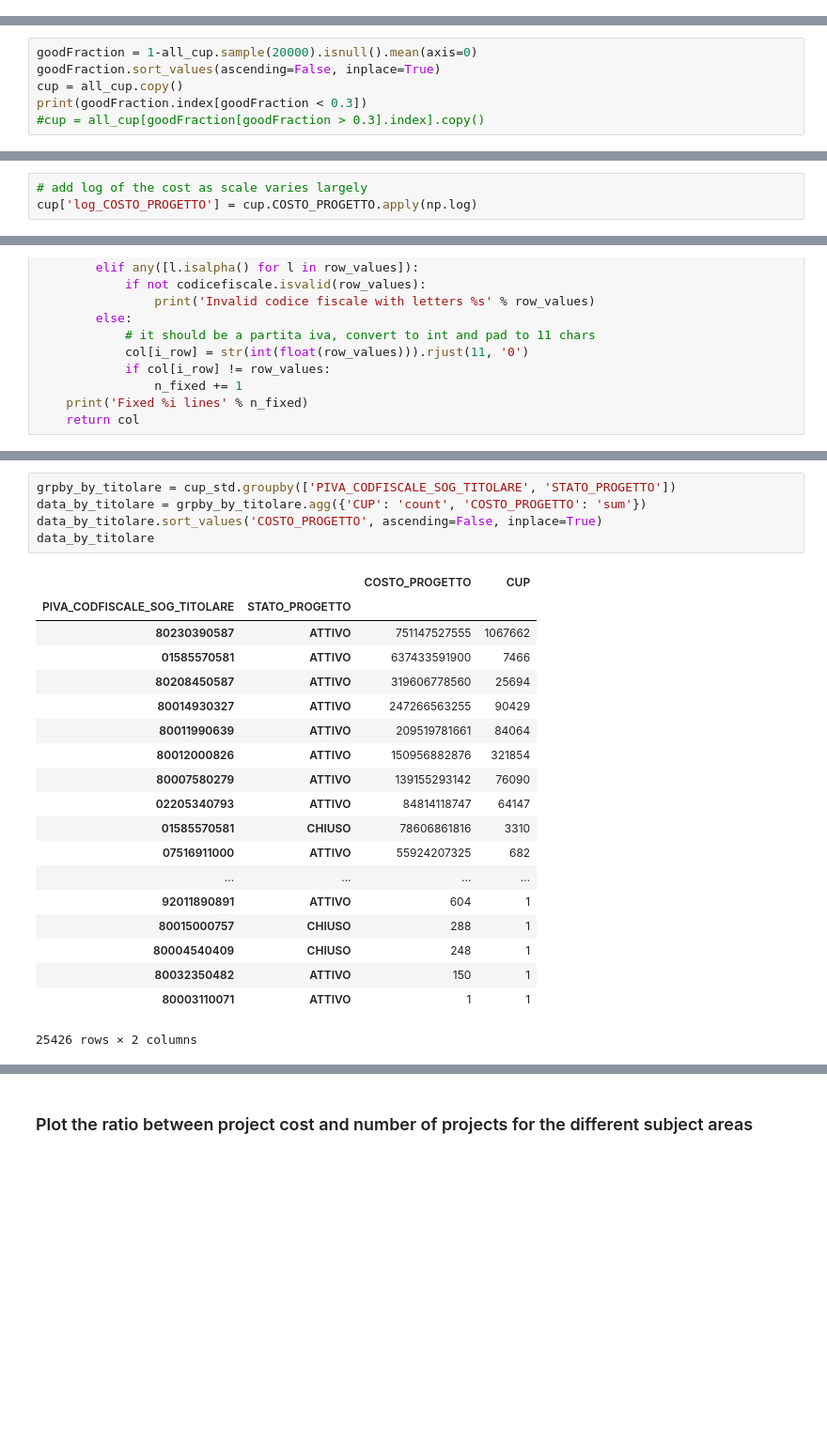
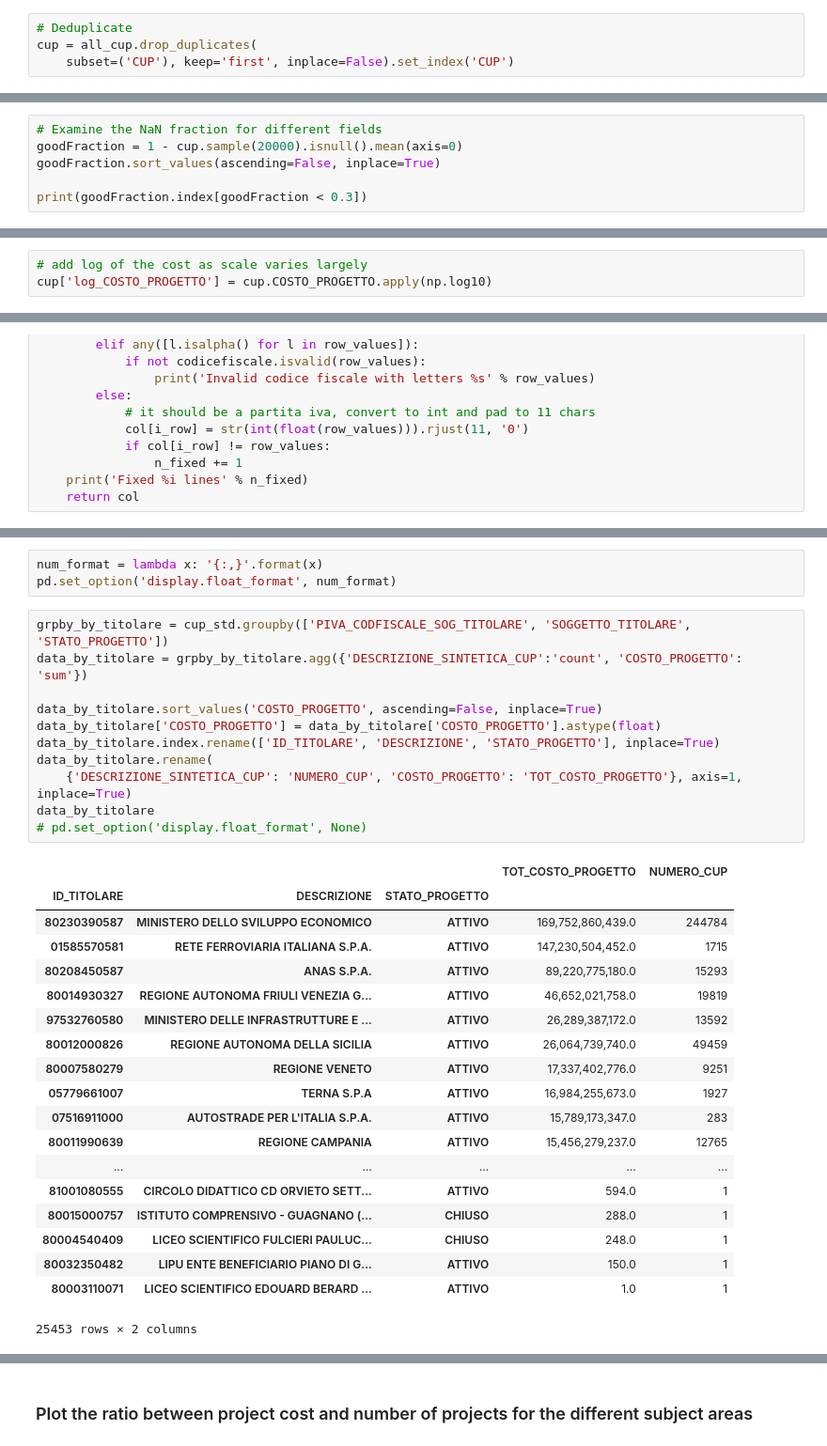
Before and after one commit to fabiana001/anacAnalysis, a Jupyter notebook: notebooks/opencup/opencup_exploration.ipynb, the cells around one changed output, grey strips where cells are left out. Shown at 94% size. Cells and saved outputs as stored; diff of their text form; blank space fills up the shorter version.

```diff
--- a/notebooks/opencup/opencup_exploration.ipynb
+++ b/notebooks/opencup/opencup_exploration.ipynb
@@ -26,0 +31,4 @@ except IOError:
+# %%
+# Deduplicate
+cup = all_cup.drop_duplicates(
+    subset=('CUP'), keep='first', inplace=False).set_index('CUP')
@@ -27,8 +37,8 @@ except IOError:
 # %%
-goodFraction = 1-all_cup.sample(20000).isnull().mean(axis=0)
+# Examine the NaN fraction for different fields
+goodFraction = 1 - cup.sample(20000).isnull().mean(axis=0)
 goodFraction.sort_values(ascending=False, inplace=True)
-cup = all_cup.copy()
+
 print(goodFraction.index[goodFraction < 0.3])
-#cup = all_cup[goodFraction[goodFraction > 0.3].index].copy()
 # %% [output]
 Index(['ALTRE_INFORMAZIONI', 'DATA_ULTIMA_MODIFICA_SSC', 'LINK_OPENCOESIONE',
@@ -117,6 +128,6 @@ cup.groupby('STATO_PROGETTO').COSTO_PROGETTO.describe()
 # %%
 # add log of the cost as scale varies largely
-cup['log_COSTO_PROGETTO'] = cup.COSTO_PROGETTO.apply(np.log)
+cup['log_COSTO_PROGETTO'] = cup.COSTO_PROGETTO.apply(np.log10)
 # %%
 cup['short_CATEGORIA_INTERVENTO'] = cup['CATEGORIA_INTERVENTO'].apply(lambda s: s[:80])
 # %%
@@ -245,25 +278,34 @@ Fixed 0 lines
+# %%
+num_format = lambda x: '{:,}'.format(x)
+pd.set_option('display.float_format', num_format)
 # %%
-grpby_by_titolare = cup_std.groupby(['PIVA_CODFISCALE_SOG_TITOLARE', 'STATO_PROGETTO'])
-data_by_titolare = grpby_by_titolare.agg({'CUP': 'count', 'COSTO_PROGETTO': 'sum'})
+grpby_by_titolare = cup_std.groupby(['PIVA_CODFISCALE_SOG_TITOLARE', 'SOGGETTO_TITOLARE', 'STATO_PROGETTO'])
+data_by_titolare = grpby_by_titolare.agg({'DESCRIZIONE_SINTETICA_CUP':'count', 'COSTO_PROGETTO': 'sum'})
+
 data_by_titolare.sort_values('COSTO_PROGETTO', ascending=False, inplace=True)
+data_by_titolare['COSTO_PROGETTO'] = data_by_titolare['COSTO_PROGETTO'].astype(float)
+data_by_titolare.index.rename(['ID_TITOLARE', 'DESCRIZIONE', 'STATO_PROGETTO'], inplace=True)
+data_by_titolare.rename(
+    {'DESCRIZIONE_SINTETICA_CUP': 'NUMERO_CUP', 'COSTO_PROGETTO': 'TOT_COSTO_PROGETTO'}, axis=1, inplace=True)
 data_by_titolare
+# pd.set_option('display.float_format', None)
 # %% [output]
-|  |  | COSTO_PROGETTO | CUP |
-| PIVA_CODFISCALE_SOG_TITOLARE | STATO_PROGETTO |  |  |
-| 80230390587 | ATTIVO | 751147527555 | 1067662 |
-| 01585570581 | ATTIVO | 637433591900 | 7466 |
-| 80208450587 | ATTIVO | 319606778560 | 25694 |
-| 80014930327 | ATTIVO | 247266563255 | 90429 |
-| 80011990639 | ATTIVO | 209519781661 | 84064 |
-| 80012000826 | ATTIVO | 150956882876 | 321854 |
-| 80007580279 | ATTIVO | 139155293142 | 76090 |
-| 02205340793 | ATTIVO | 84814118747 | 64147 |
-| 01585570581 | CHIUSO | 78606861816 | 3310 |
-| 07516911000 | ATTIVO | 55924207325 | 682 |
-| ... | ... | ... | ... |
-| 92011890891 | ATTIVO | 604 | 1 |
-| 80015000757 | CHIUSO | 288 | 1 |
-| 80004540409 | CHIUSO | 248 | 1 |
-| 80032350482 | ATTIVO | 150 | 1 |
-| 80003110071 | ATTIVO | 1 | 1 |
+|  |  |  | TOT_COSTO_PROGETTO | NUMERO_CUP |
+| ID_TITOLARE | DESCRIZIONE | STATO_PROGETTO |  |  |
+| 80230390587 | MINISTERO DELLO SVILUPPO ECONOMICO | ATTIVO | 169,752,860,439.0 | 244784 |
+| 01585570581 | RETE FERROVIARIA ITALIANA S.P.A. | ATTIVO | 147,230,504,452.0 | 1715 |
+| 80208450587 | ANAS S.P.A. | ATTIVO | 89,220,775,180.0 | 15293 |
+| 80014930327 | REGIONE AUTONOMA FRIULI VENEZIA G... | ATTIVO | 46,652,021,758.0 | 19819 |
+| 97532760580 | MINISTERO DELLE INFRASTRUTTURE E ... | ATTIVO | 26,289,387,172.0 | 13592 |
+| 80012000826 | REGIONE AUTONOMA DELLA SICILIA | ATTIVO | 26,064,739,740.0 | 49459 |
+| 80007580279 | REGIONE VENETO | ATTIVO | 17,337,402,776.0 | 9251 |
+| 05779661007 | TERNA S.P.A | ATTIVO | 16,984,255,673.0 | 1927 |
+| 07516911000 | AUTOSTRADE PER L'ITALIA S.P.A. | ATTIVO | 15,789,173,347.0 | 283 |
+| 80011990639 | REGIONE CAMPANIA | ATTIVO | 15,456,279,237.0 | 12765 |
+| ... | ... | ... | ... | ... |
+| 81001080555 | CIRCOLO DIDATTICO CD ORVIETO SETT... | ATTIVO | 594.0 | 1 |
+| 80015000757 | ISTITUTO COMPRENSIVO - GUAGNANO (... | CHIUSO | 288.0 | 1 |
+| 80004540409 | LICEO SCIENTIFICO FULCIERI PAULUC... | CHIUSO | 248.0 | 1 |
+| 80032350482 | LIPU ENTE BENEFICIARIO PIANO DI G... | ATTIVO | 150.0 | 1 |
+| 80003110071 | LICEO SCIENTIFICO EDOUARD BERARD ... | ATTIVO | 1.0 | 1 |
-25426 rows × 2 columns
+25453 rows × 2 columns
```
Also changed, not shown: parts of 35 cells of this notebook.
